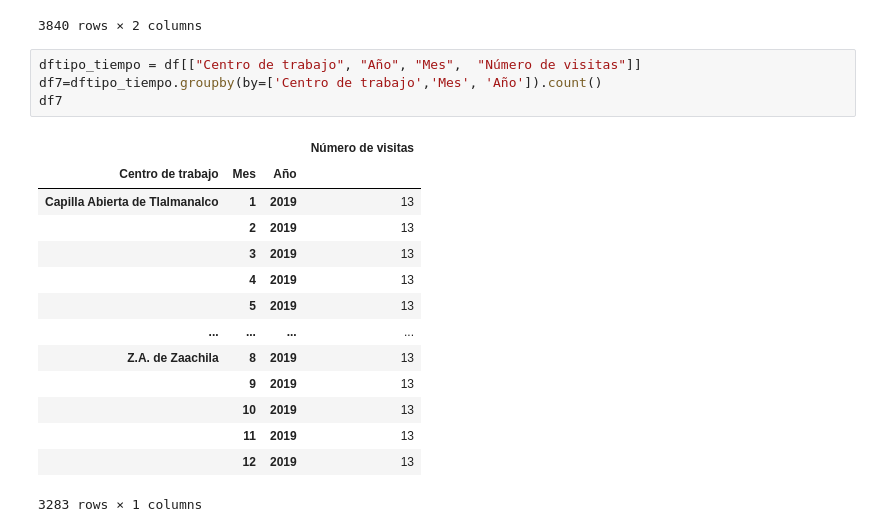
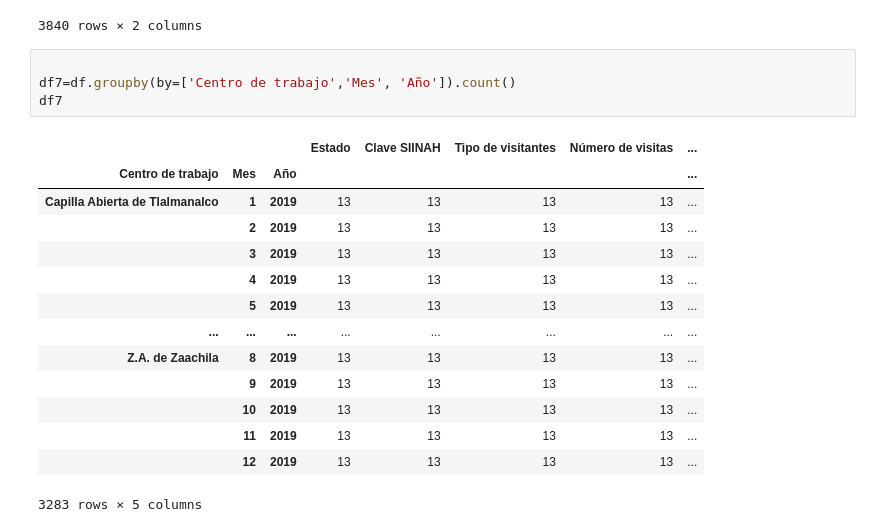
Before and after one commit to PlatziMaster/challenge-prework-ds, a Jupyter notebook: Challengeds.ipynb, the cells around one changed output. Saved outputs shown, nothing was run; the diff lists cells and outputs as text.

```diff
--- a/Challengeds.ipynb
+++ b/Challengeds.ipynb
@@ -118,21 +117,21 @@ df5
 |  |  | 12 | 2019 | Museo de GuadalupeZ.A. Cerro de l... | 00000 |
 3840 rows × 2 columns
 # %%
-dftipo_tiempo = df[["Centro de trabajo", "Año", "Mes",  "Número de visitas"]]
-df7=dftipo_tiempo.groupby(by=['Centro de trabajo','Mes', 'Año']).count()
+
+df7=df.groupby(by=['Centro de trabajo','Mes', 'Año']).count()
 df7
 # %% [output]
-|  |  |  | Número de visitas |
-| Centro de trabajo | Mes | Año |  |
-| Capilla Abierta de Tlalmanalco | 1 | 2019 | 13 |
-|  | 2 | 2019 | 13 |
-|  | 3 | 2019 | 13 |
-|  | 4 | 2019 | 13 |
-|  | 5 | 2019 | 13 |
-| ... | ... | ... | ... |
-| Z.A. de Zaachila | 8 | 2019 | 13 |
-|  | 9 | 2019 | 13 |
-|  | 10 | 2019 | 13 |
-|  | 11 | 2019 | 13 |
-|  | 12 | 2019 | 13 |
+|  |  |  | Estado | Clave SIINAH | Tipo de visitantes | Número de visitas | ... |
+| Centro de trabajo | Mes | Año |  |  |  |  | ... |
+| Capilla Abierta de Tlalmanalco | 1 | 2019 | 13 | 13 | 13 | 13 | ... |
+|  | 2 | 2019 | 13 | 13 | 13 | 13 | ... |
+|  | 3 | 2019 | 13 | 13 | 13 | 13 | ... |
+|  | 4 | 2019 | 13 | 13 | 13 | 13 | ... |
+|  | 5 | 2019 | 13 | 13 | 13 | 13 | ... |
+| ... | ... | ... | ... | ... | ... | ... | ... |
+| Z.A. de Zaachila | 8 | 2019 | 13 | 13 | 13 | 13 | ... |
+|  | 9 | 2019 | 13 | 13 | 13 | 13 | ... |
+|  | 10 | 2019 | 13 | 13 | 13 | 13 | ... |
+|  | 11 | 2019 | 13 | 13 | 13 | 13 | ... |
+|  | 12 | 2019 | 13 | 13 | 13 | 13 | ... |
-3283 rows × 1 columns
+3283 rows × 5 columns
```
Also changed, not shown: parts of 4 cells of this notebook, 2 other files.
